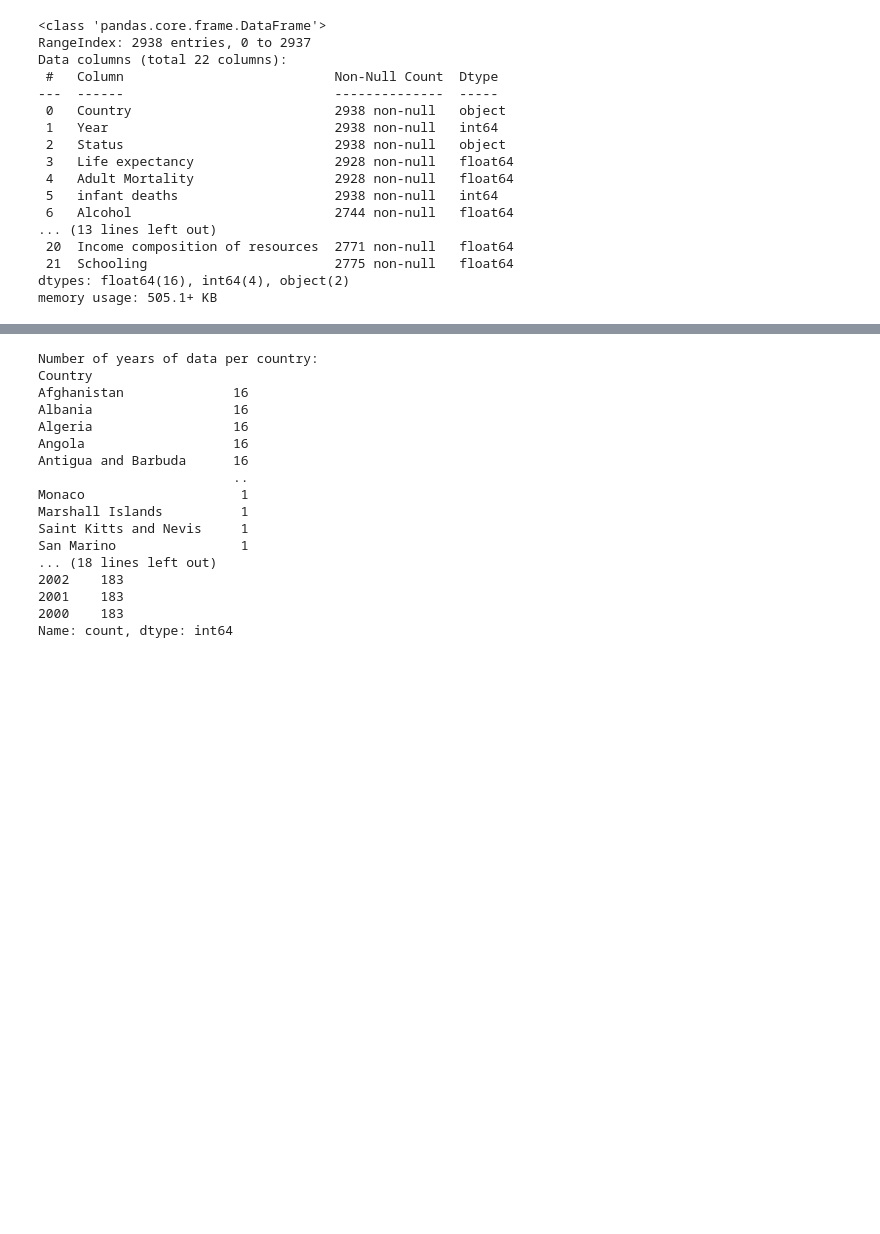
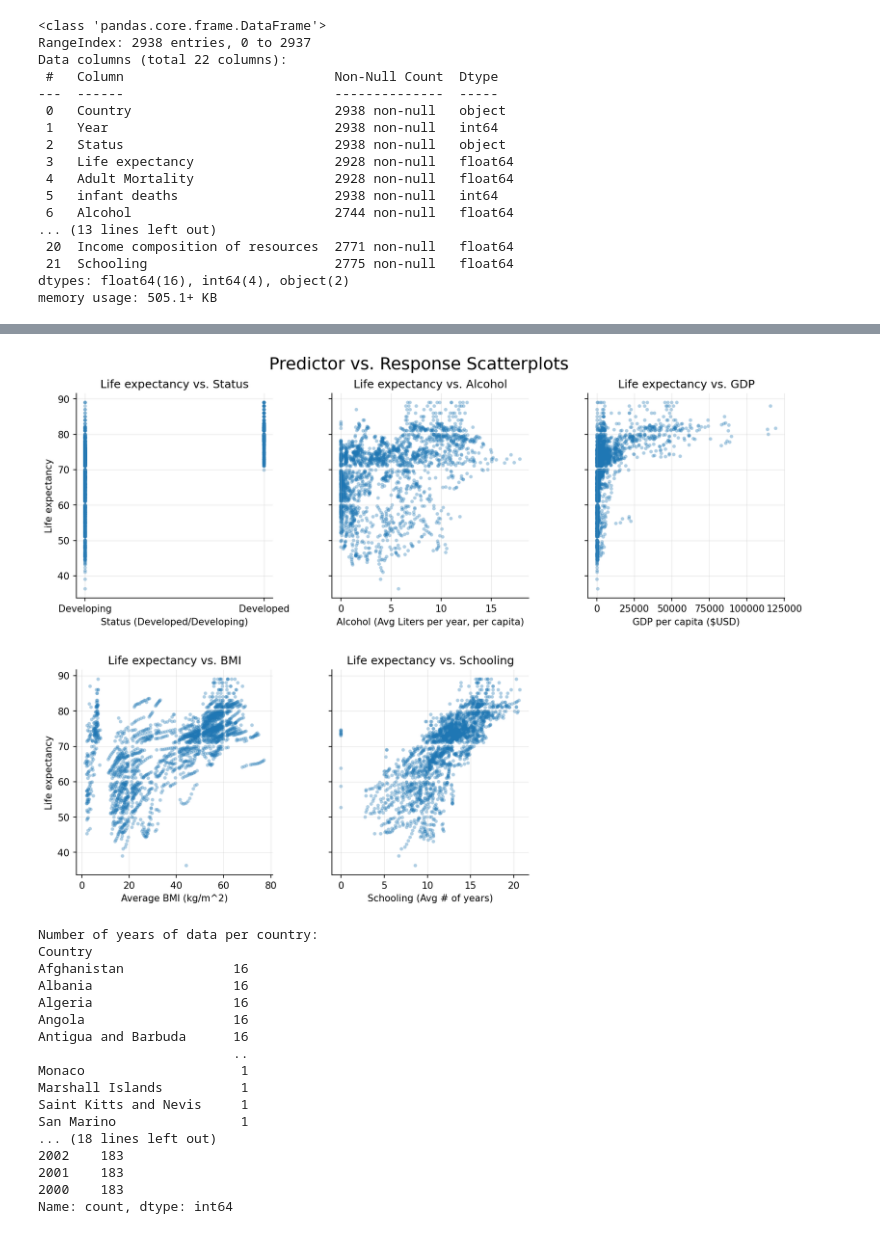
Before and after one commit to Nolan6Jensen/life-expectancy-modeling, a Jupyter notebook: analysis1.ipynb, the cells around one changed output, grey strips where cells are left out. Drawn from its saved outputs; the diff is of its cells as text; code cells hidden in the pictures; blank space fills up the shorter version.

```diff
--- a/analysis1.ipynb
+++ b/analysis1.ipynb
@@ -35,4 +37,4 @@ memory usage: 505.1+ KB
 # %%
 #Clean the data
 full_data.columns = full_data.columns.str.strip()
-data = full_data[cols].dropna()
+data = full_data[columns_of_interest].dropna()
@@ -56 +103,17 @@ for col in predictors:
+# %%
+response = columns_of_interest[0]
+predictors = columns_of_interest[1:]
+
+predictor_list = predictors[:]
+predictor_labels = ["Status (Developed/Developing)",
+                    "Alcohol (Avg Liters per year, per capita)",
+                    "GDP per capita ($USD)",
+                    "Average BMI (kg/m^2)",
+                    "Schooling (Avg # of years)"]
+axis_labels = dict(zip(predictor_list,predictor_labels))
+
+plot_predictor_grid(data, response, predictors, axis_labels, title="Predictor vs. Response Scatterplots")
+plt.show()
+# %% [output]
+[figure, added]
 # %%
```
Also changed, not shown: parts of 15 cells of this notebook.
